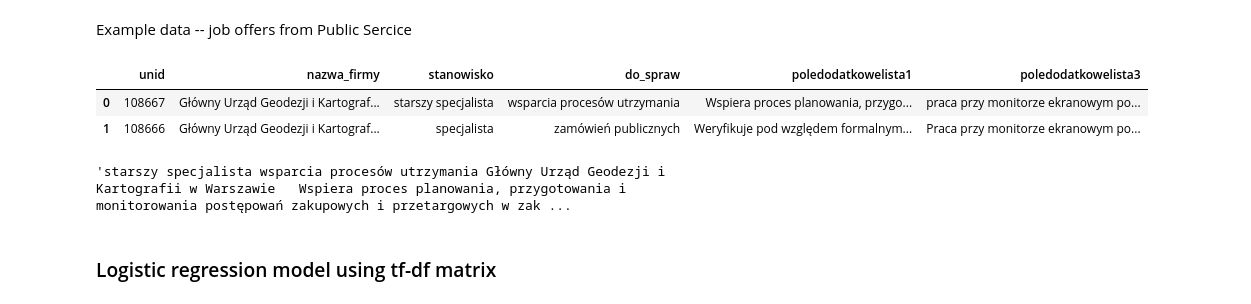
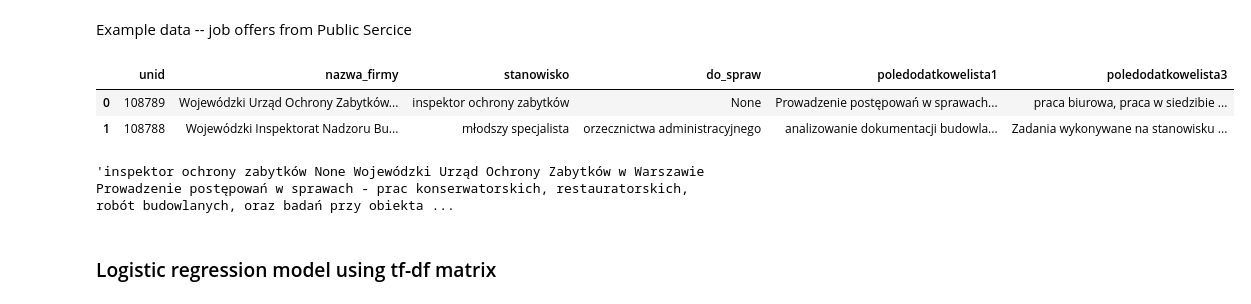
Before and after one commit to ONLABSPL/job-ads-classifier, a Jupyter notebook: job_classification_examples.ipynb, the cells around one changed output. Cells and saved outputs as stored; diff of their text form; code cells hidden in the pictures.

```diff
--- a/job_classification_examples.ipynb
+++ b/job_classification_examples.ipynb
@@ -122,24 +135,25 @@ from torchmetrics import MetricCollection, Recall, Accuracy, ConfusionMatrix
 # %% [markdown]
 Example data -- job offers from Public Sercice
 # %%
-kprm_df=pd.read_xml("https://nabory.kprm.gov.pl/pls/serwis/app.xml", xpath = "./new/oferta")
+#kprm_df = pd.read_xml("https://nabory.kprm.gov.pl/pls/serwis/app.xml", xpath = "./new/oferta")
+kprm_df = pd.read_xml("app.xml", xpath = "./new/oferta")
 kprm_df = kprm_df.replace("\\<\\!\\[CDATA\\[ ", "", regex=True)
 kprm_df = kprm_df.replace(" \\]\\]\\>", "", regex=True)
 kprm_df = kprm_df.replace(r'<[^<>]*>', ' ', regex=True)
 kprm_df = kprm_df.replace('&nbsp;', ' ', regex=True)
 kprm_df = kprm_df.replace('&dash;', ' ', regex=True)
 kprm_df = kprm_df.replace('&oacute;', ' ', regex=True)
 kprm_df = kprm_df.replace('\r', ' ', regex=True)
 kprm_df['desc'] = kprm_df[['stanowisko', 'do_spraw', 'nazwa_firmy', 'poledodatkowelista1', 'poledodatkowelista3']].apply(lambda row: ' '.join(row.values.astype(str)), axis=1)
 kprm_df[["unid", "nazwa_firmy", "stanowisko", "do_spraw", "poledodatkowelista1", "poledodatkowelista3"]].head(n=2)
 # %% [output]
 |  | unid | nazwa_firmy | stanowisko | do_spraw | poledodatkowelista1 | poledodatkowelista3 |
-| 0 | 108667 | Główny Urząd Geodezji i Kartograf... | starszy specjalista | wsparcia procesów utrzymania | Wspiera proces planowania, przygo... | praca przy monitorze ekranowym po... |
-| 1 | 108666 | Główny Urząd Geodezji i Kartograf... | specjalista | zamówień publicznych | Weryfikuje pod względem formalnym... | Praca przy monitorze ekranowym po... |
+| 0 | 108789 | Wojewódzki Urząd Ochrony Zabytków... | inspektor ochrony zabytków | None | Prowadzenie postępowań w sprawach... | praca biurowa, praca w siedzibie ... |
+| 1 | 108788 | Wojewódzki Inspektorat Nadzoru Bu... | młodszy specjalista | orzecznictwa administracyjnego | analizowanie dokumentacji budowla... | Zadania wykonywane na stanowisku ... |
 # %%
 kprm_df.desc[0]
 # %% [output]
-'starszy specjalista wsparcia procesów utrzymania Główny Urząd Geodezji i Kartografii w Warszawie   Wspiera proces planowania, przygotowania i monitorowania postępowań zakupowych i przetargowych w zak ...
+'inspektor ochrony zabytków None Wojewódzki Urząd Ochrony Zabytków w Warszawie   Prowadzenie postępowań w sprawach - prac konserwatorskich, restauratorskich, robót budowlanych, oraz badań przy obiekta ...
 # %% [markdown]
 ### Logistic regression model using tf-df matrix
 # %%
```
Also changed, not shown: parts of 20 cells of this notebook.
